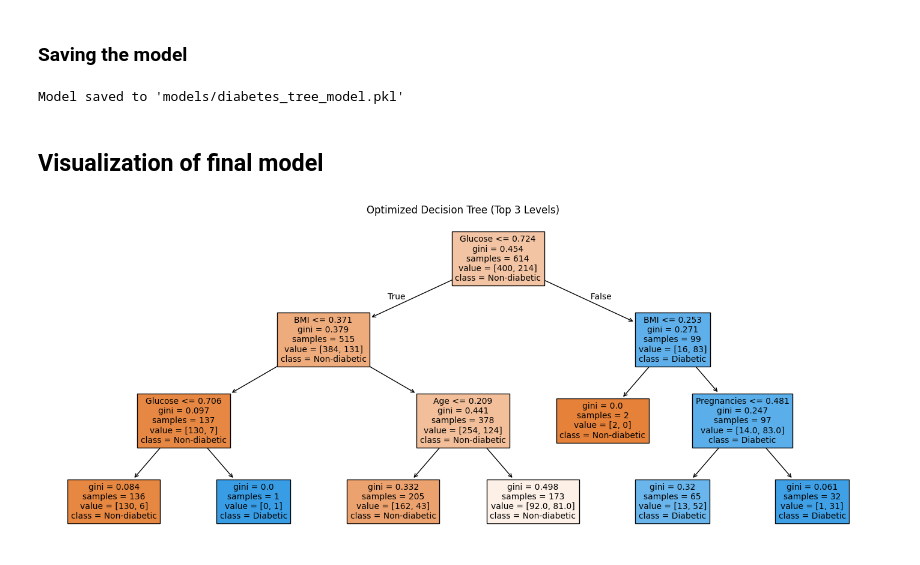
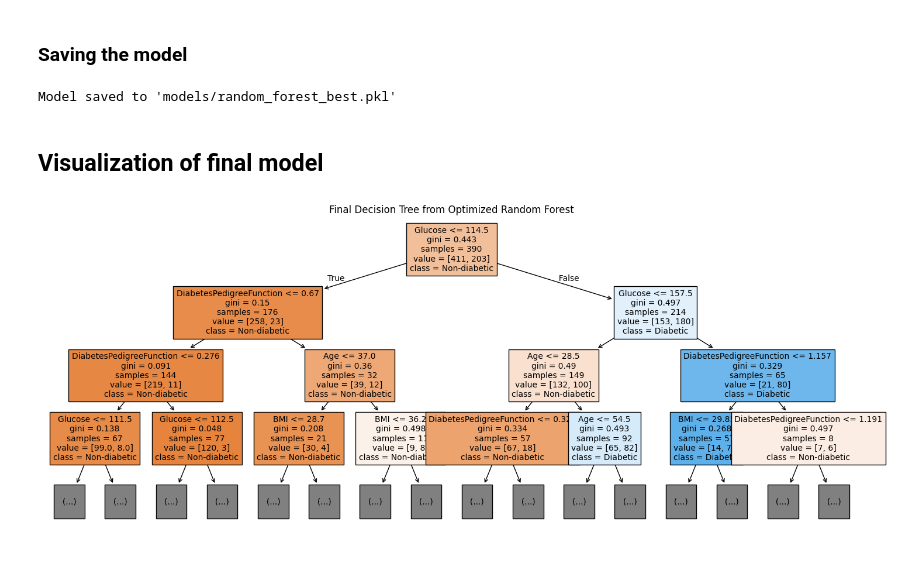
Before and after one commit to 4GeeksAcademy/ginotomasd-randomforestproject, a Jupyter notebook: src/project.ipynb, the cells around one changed output. Saved outputs shown, nothing was run; the diff lists cells and outputs as text; code cells hidden in the pictures.

```diff
--- a/src/project.ipynb
+++ b/src/project.ipynb
@@ -664,27 +679,33 @@ weighted avg       0.73      0.74      0.73       154
 ### Saving the model
 # %%
 import joblib
-os.makedirs("models", exist_ok=True)
-joblib.dump(best_model, 'models/diabetes_tree_model.pkl')
-print("Model saved to 'models/diabetes_tree_model.pkl'")
+import os
+
+# Make sure the models directory exists
+os.makedirs('models', exist_ok=True)
+
+# Save the optimized Random Forest model
+joblib.dump(best_rf, 'models/random_forest_best.pkl')
+
+print("Model saved to 'models/random_forest_best.pkl'")
 # %% [output]
-Model saved to 'models/diabetes_tree_model.pkl'
+Model saved to 'models/random_forest_best.pkl'
 # %% [markdown]
 ## Visualization of final model
 # %%
 from sklearn.tree import plot_tree
 import matplotlib.pyplot as plt
 
-plt.figure(figsize=(18,7))
+plt.figure(figsize=(18, 7))
 plot_tree(
-    best_model,
-    feature_names=selected_columns,
+    best_rf.estimators_[0],  # First tree in your forest
+    feature_names=X_train.columns,
     class_names=['Non-diabetic', 'Diabetic'],
     filled=True,
-    max_depth=3,   # only top 3 splits shown
+    max_depth=3,  # Show only top 3 levels for clarity
     fontsize=10
 )
-plt.title("Optimized Decision Tree (Top 3 Levels)")
+plt.title("Final Decision Tree from Optimized Random Forest")
 plt.show()
 # %% [output]
-[figure, old version]
+[figure, new version]
```
Also changed, not shown: parts of 10 cells of this notebook, 1 other file.
